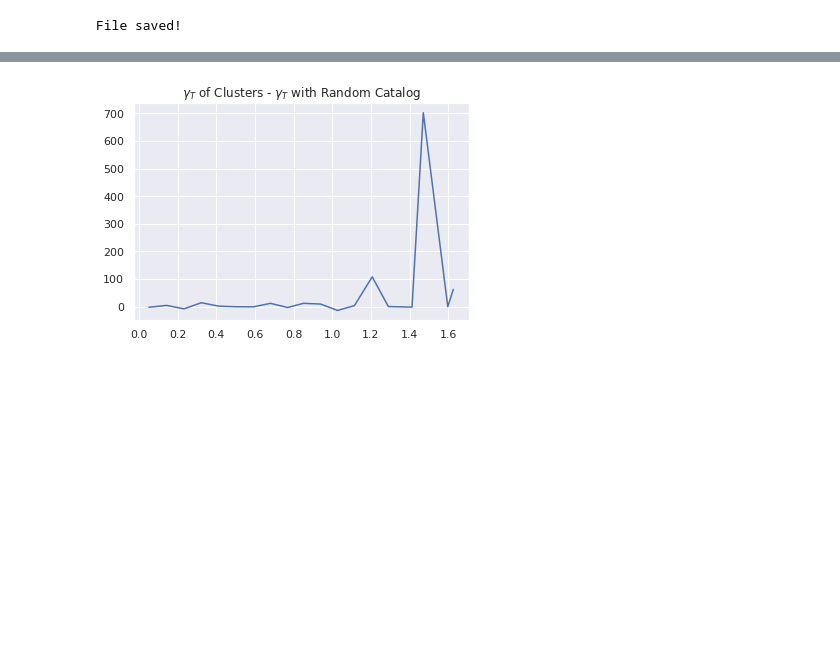
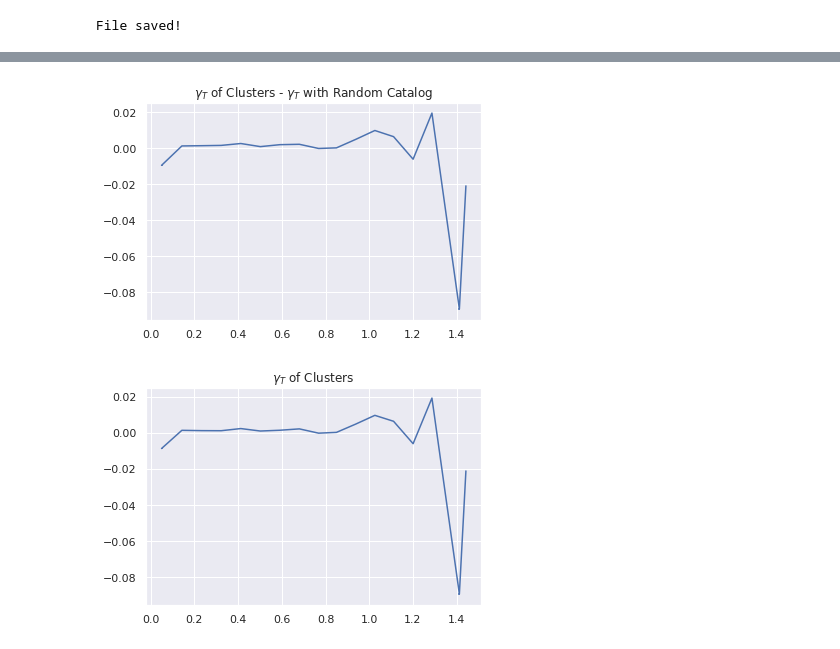
Before and after one commit to aa-12323/sa, a Jupyter notebook: lib/treecorr_cross.ipynb, the cells around one changed output, grey strips where cells are left out. Drawn from its saved outputs; the diff is of its cells as text; code cells hidden in the pictures; blank space fills up the shorter version.

```diff
--- a/lib/treecorr_cross.ipynb
+++ b/lib/treecorr_cross.ipynb
@@ -138,6 +135,8 @@ final_r_xi=ng_r[0]/ng_r[3]
 final_xi=final_xi_array-final_r_xi
 final_meanlogr=np.sum(ng_meanlogr_array,axis=0)/np.sum(ng_npairs_array,axis=0)
 final_sigma=np.mean(np.sqrt(ng_varxi_array),axis=0)/np.sqrt(length)
+
+final_sigma=(final_xi_array-final_r_xi)/np.sqrt(length)
 # %%
 def plt_w_error(meanlogr,xi,varxi,title):
     fig,ax=plt.subplots()
@@ -152,7 +151,11 @@ plt_w_error(ng_r[1]/ng_r[3],final_r_xi,np.sqrt(ng_r[2]),r"$\gamma_T$ with Random
 # %%
 plt_w_error(final_meanlogr,final_xi,final_sigma,r"$\gamma_T$ of Clusters - $\gamma_T$ with Random Catalog")
 # %% [output]
-[figure, old version]
+[figure, new version]
+# %%
+plt_w_error(final_meanlogr,final_xi_array,final_sigma,r"$\gamma_T$ of Clusters ")
+# %% [output]
+[figure, added]
 # %%
 def get_rel_ng(cluster,mode):
 
```
Also changed, not shown: parts of 3 cells of this notebook, 3 other files.
